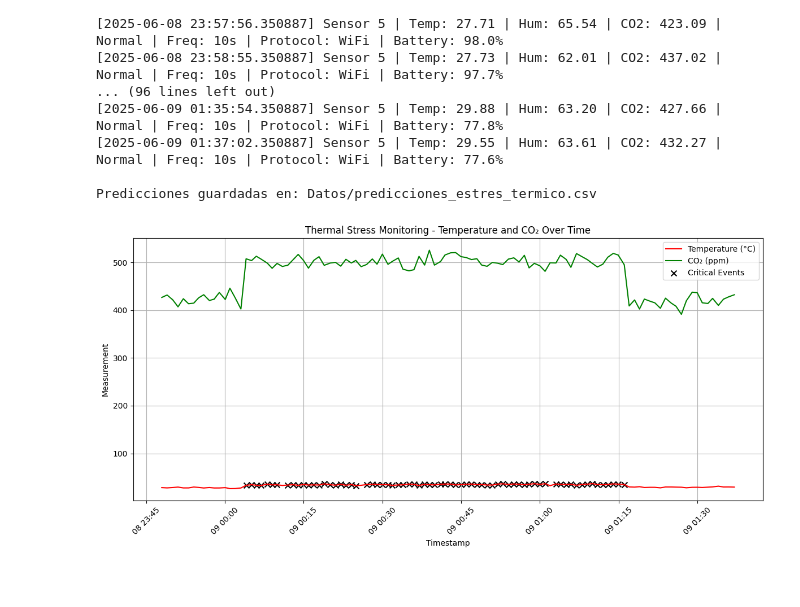
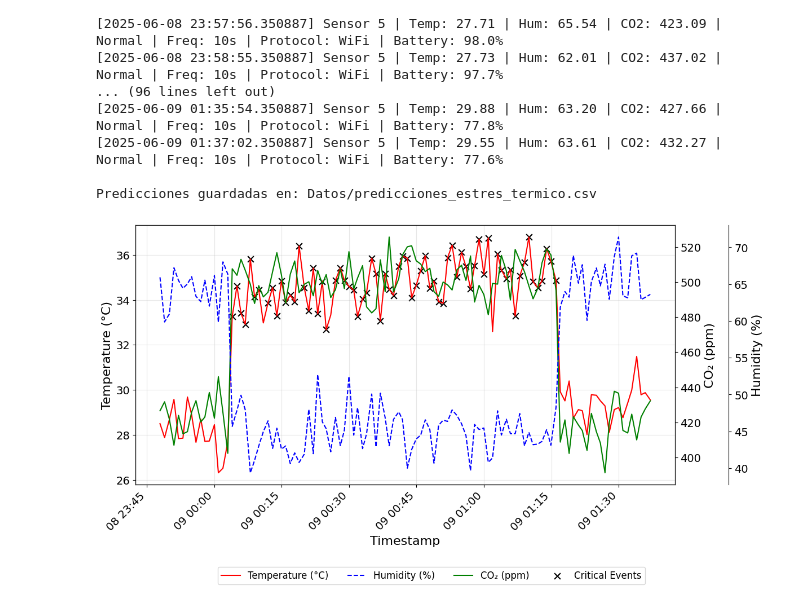
Before and after one commit to devraxielh/Self-Configurable-IoT-Devices-PLF-Environmental-Monitoring, a Jupyter notebook: Self-Configuration.ipynb, the cells around one changed output. Saved outputs shown, nothing was run; the diff lists cells and outputs as text; code cells hidden in the pictures.

```diff
--- a/Self-Configuration.ipynb
+++ b/Self-Configuration.ipynb
@@ -188,20 +188,58 @@ Predicciones guardadas en: Datos/predicciones_estres_termico.csv
 # %%
 import pandas as pd
 import matplotlib.pyplot as plt
+
+# Leer dataset (debe contener: timestamp, temperatura, humedad, co2, prediccion)
 df = pd.read_csv("Datos/predicciones_estres_termico.csv", parse_dates=["timestamp"])
-plt.figure(figsize=(12, 6))
-plt.plot(df["timestamp"], df["temperatura"], label="Temperature (°C)", color="red", linewidth=1.5)
-plt.plot(df["timestamp"], df["co2"], label="CO₂ (ppm)", color="green", linewidth=1.5)
+
+# Crear figura y ejes
+fig, ax1 = plt.subplots(figsize=(12, 6))
+
+# Eje Y principal (Temperatura - rojo)
+l_temp, = ax1.plot(df["timestamp"], df["temperatura"], color="red", linewidth=1.5, label="Temperature (°C)")
+ax1.set_xlabel("Timestamp", fontsize=16)
+ax1.set_ylabel("Temperature (°C)", fontsize=16)      # sin color en el label
+ax1.tick_params(axis='y', labelsize=14)
+ax1.tick_params(axis='x', labelsize=14)
+
+# Eje Y secundario (CO₂ - verde)
+ax2 = ax1.twinx()
+l_co2, = ax2.plot(df["timestamp"], df["co2"], color="green", linewidth=1.5, label="CO₂ (ppm)")
+ax2.set_ylabel("CO₂ (ppm)", fontsize=16)
+ax2.tick_params(axis='y', labelsize=14)
+
+# Tercer eje Y (Humedad - azul, desplazado a la derecha)
+ax3 = ax1.twinx()
+ax3.spines["right"].set_position(("axes", 1.10))     # desplazar un poco para no superponer
+l_hum, = ax3.plot(df["timestamp"], df["humedad"], color="blue", linewidth=1.5, linestyle="--", label="Humidity (%)")
+ax3.set_ylabel("Humidity (%)", fontsize=16)
+ax3.tick_params(axis='y', labelsize=14)
+
+# Eventos críticos (sobre temperatura)
 criticos = df[df["prediccion"] == 1]
-plt.scatter(criticos["timestamp"], criticos["temperatura"], label="Critical Events", color="black", marker='x', s=50)
-plt.title("Thermal Stress Monitoring - Temperature and CO₂ Over Time")
-plt.xlabel("Timestamp")
-plt.ylabel("Measurement")
-plt.legend()
-plt.xticks(rotation=45)
-plt.grid(True)
+l_crit = ax1.scatter(
+    criticos["timestamp"], criticos["temperatura"],
+    color="black", marker='x', s=60, label="Critical Events"
+)
+
+# --- Eliminamos cualquier título interno (suptitle) ---
+ax1.grid(True, alpha=0.3)
+fig.autofmt_xdate(rotation=45)
+
+# Leyenda unificada fuera del gráfico
+handles = [l_temp, l_hum, l_co2, l_crit]
+labels = [h.get_label() for h in handles]
+fig.legend(
+    handles, labels,
+    loc="upper center",
+    bbox_to_anchor=(0.5, -0.02),
+    ncol=4,
+    fontsize=12
+)
+
+# Guardar y mostrar (sin título, alta resolución)
 plt.tight_layout()
-plt.savefig("stress_graph_annotated.png", dpi=300)
+plt.savefig("stress_graph_final.png", dpi=300, bbox_inches="tight")
 plt.show()
 # %% [output]
-[figure, old version]
+[figure, new version]
```
Also changed, not shown: parts of 1 cell of this notebook, 14 other files.
